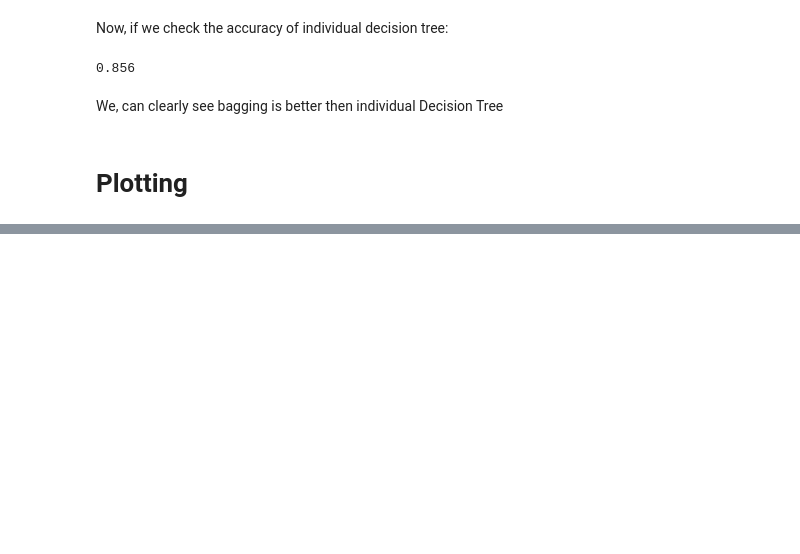
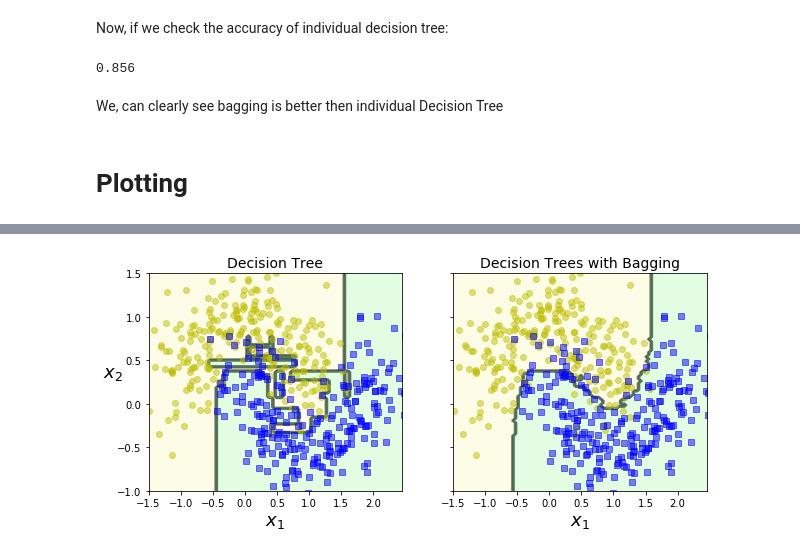
Before and after one commit to DoctorDatah/Machine-Learning, a Jupyter notebook: hands-on-ML-book/ensemble learning/ensemble learning.ipynb, the cells around one changed output, grey strips where cells are left out. Saved outputs shown, nothing was run; the diff lists cells and outputs as text; code cells hidden in the pictures; blank space fills up the shorter version.

```diff
--- a/hands-on-ML-book/ensemble learning/ensemble learning.ipynb
+++ b/hands-on-ML-book/ensemble learning/ensemble learning.ipynb
@@ -203,3 +223,16 @@ def plot_decision_boundary(clf, X, y, axes=[-1.5, 2.45, -1, 1.5], alpha=0.5, con
     plt.axis(axes)
     plt.xlabel(r"$x_1$", fontsize=18)
     plt.ylabel(r"$x_2$", fontsize=18, rotation=0)
+# %%
+fix, axes = plt.subplots(ncols=2, figsize=(10,4), sharey=True)
+plt.sca(axes[0])
+plot_decision_boundary(tree_clf, X, y)
+plt.title("Decision Tree", fontsize=14)
+plt.sca(axes[1])
+plot_decision_boundary(bag_clf, X, y)
+plt.title("Decision Trees with Bagging", fontsize=14)
+plt.ylabel("")
+# save_fig("decision_tree_without_and_with_bagging_plot")
+plt.show()
+# %% [output]
+[figure, added]
```
Also changed, not shown: parts of 5 cells of this notebook, 5 other files.
